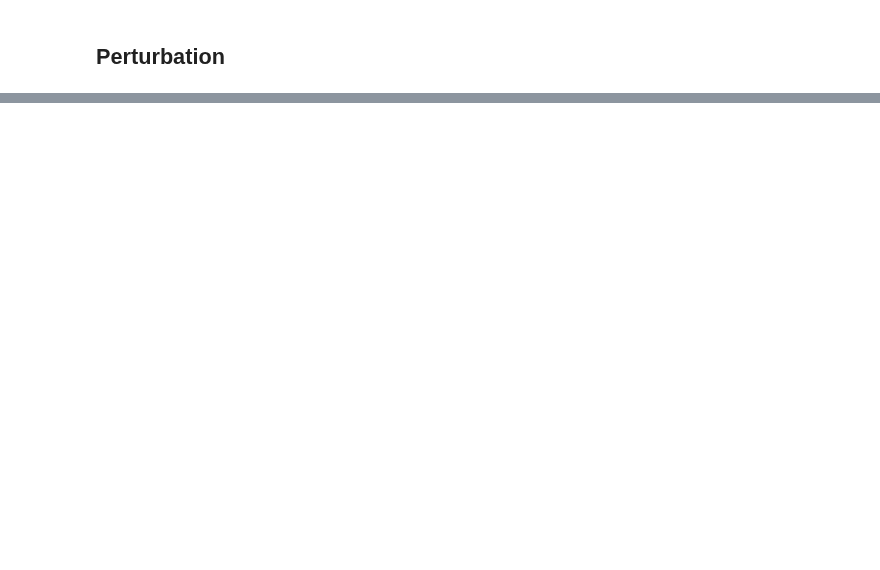
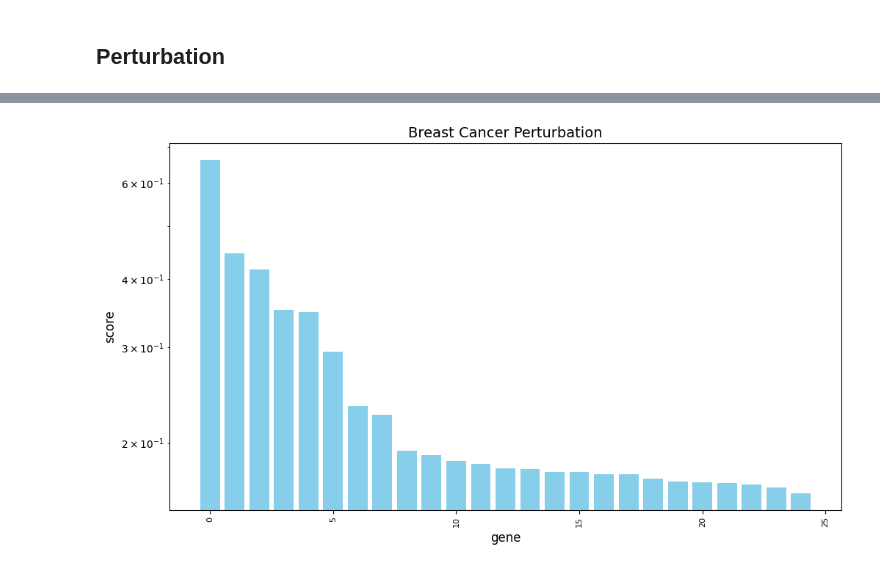
Before and after one commit to mcgilldinglab/veloAgent, a Jupyter notebook: tutorial/perturbation_tutorial.ipynb, the cells around one changed output, grey strips where cells are left out. Cells and saved outputs as stored; diff of their text form; code cells hidden in the pictures; blank space fills up the shorter version.

```diff
--- a/tutorial/perturbation_tutorial.ipynb
+++ b/tutorial/perturbation_tutorial.ipynb
@@ -141,0 +138,4 @@ scv.pl.velocity_embedding_stream(bdata,
+# %%
+veloagent.perturb_score_plt(scores)
+# %% [output]
+[figure, added]
```
Also changed, not shown: parts of 8 cells of this notebook, 2 other files.
